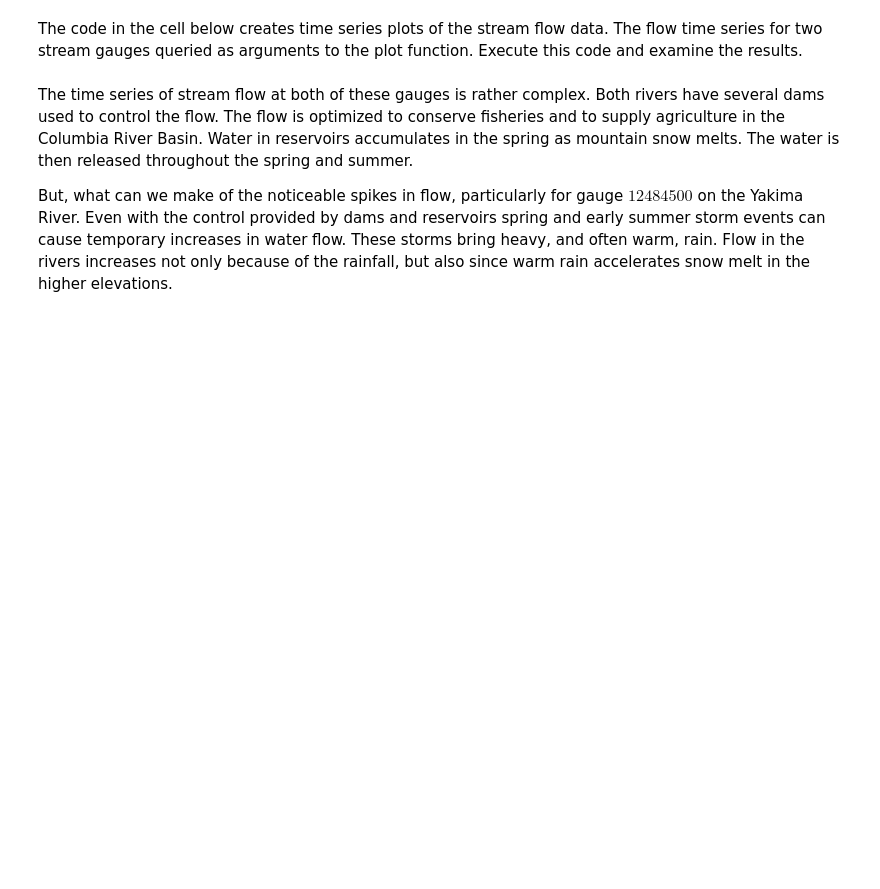
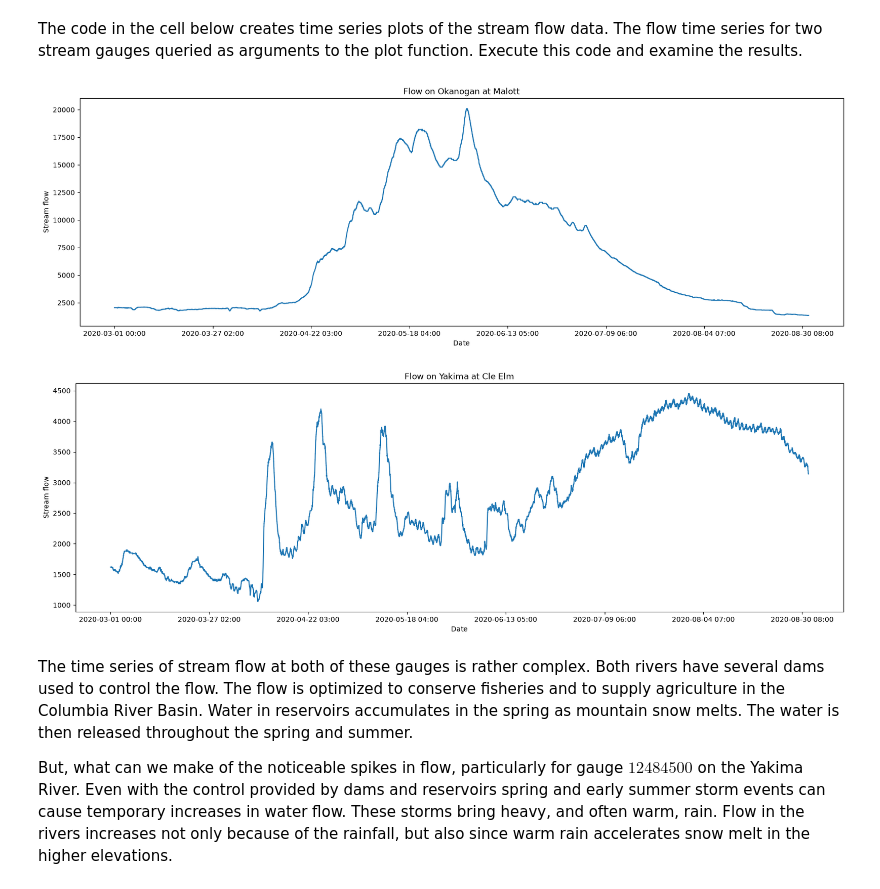
Before and after one commit to jonahneu/CSCI-E-108, a Jupyter notebook: notebooks/03_OnlineAnalytics.ipynb, the cells around one changed output. Drawn from its saved outputs; the diff is of its cells as text; code cells hidden in the pictures; blank space fills up the shorter version.

```diff
--- a/notebooks/03_OnlineAnalytics.ipynb
+++ b/notebooks/03_OnlineAnalytics.ipynb
@@ -171,19 +246,29 @@ Visualization is important tool in data exploration and discovery. Numerical str
 
 The function in the cell below creates a time series plot. The time index of the Pandas data frame is used to generate the x-axis values. Execute the code in this cell to load this function.
 # %%
-def plot_time_series(df, ax=None, ylabel='Stream flow', title=''):
-    if ax==None: fig, ax = plt.subplots(figsize=(20, 6))
-    df.plot(ax=ax);
-    ax.set_xlabel('Date');
-    ax.set_ylabel(ylabel);
+def plot_time_series(df, ax=None, ylabel="Stream flow", title=""):
+    if ax == None:
+        fig, ax = plt.subplots(figsize=(20, 6))
+    df.plot(ax=ax)
+    ax.set_xlabel("Date")
+    ax.set_ylabel(ylabel)
     ax.set_title(title)
     plt.show()
     return ax
 # %% [markdown]
 The code in the cell below creates time series plots of the stream flow data. The flow time series for two stream gauges queried as arguments to the plot function. Execute this code and examine the results.
 # %%
-_=plot_time_series(query_stream(stream_flow, Columns='Stream_flow', site_numbers=[12447200]), title='Flow on Okanogan at Malott')
-_=plot_time_series(query_stream(stream_flow, Columns='Stream_flow', site_numbers=[12484500]), title='Flow on Yakima at Cle Elm')
+_ = plot_time_series(
+    query_stream(stream_flow, Columns="Stream_flow", site_numbers=[12447200]),
+    title="Flow on Okanogan at Malott",
+)
+_ = plot_time_series(
+    query_stream(stream_flow, Columns="Stream_flow", site_numbers=[12484500]),
+    title="Flow on Yakima at Cle Elm",
+)
+# %% [output]
+[figure, added]
+[figure, added]
 # %% [markdown]
 The time series of stream flow at both of these gauges is rather complex. Both rivers have several dams used to control the flow. The flow is optimized to conserve fisheries and to supply agriculture in the Columbia River Basin. Water in reservoirs accumulates in the spring as mountain snow melts. The water is then released throughout the spring and summer.
 
```
Also changed, not shown: parts of 50 cells of this notebook, 2 other files.
